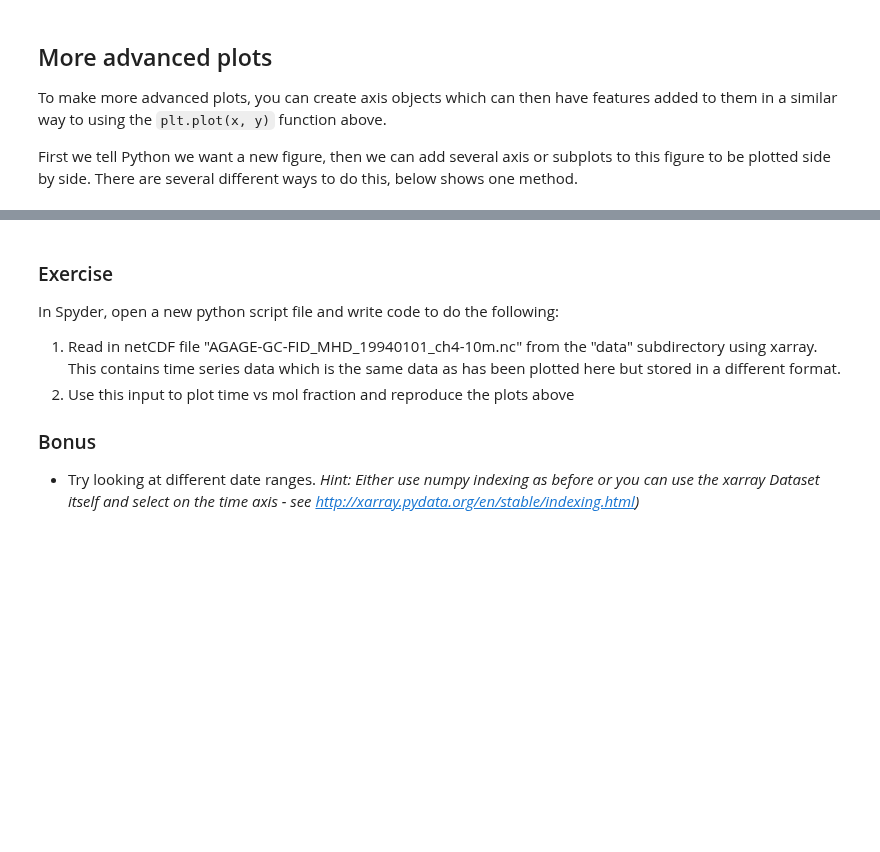
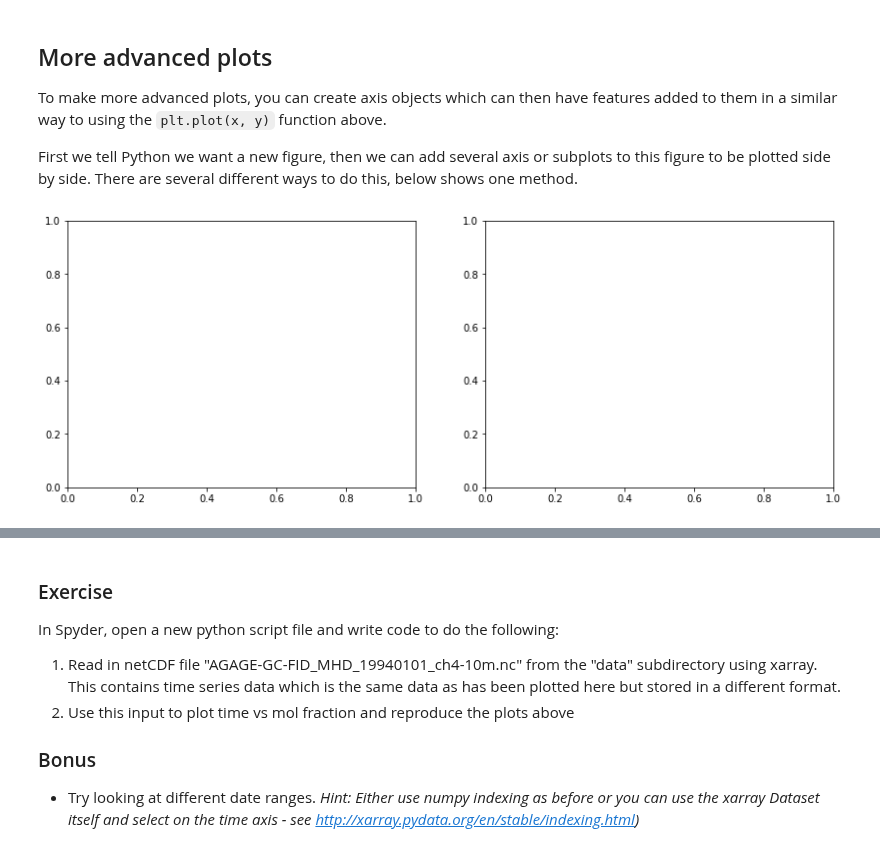
Before and after one commit to rt17603/acrg_tutorial, a Jupyter notebook: plotting.ipynb, the cells around one changed output, grey strips where cells are left out. Cells and saved outputs as stored; diff of their text form; code cells hidden in the pictures; blank space fills up the shorter version.

```diff
--- a/plotting.ipynb
+++ b/plotting.ipynb
@@ -74 +65,5 @@ ax2 = fig.add_subplot(1,2,2)
+# %%
+fig, axs = plt.subplots(1, 2, figsize=(14,5))
+# %% [output]
+[figure, added]
 # %% [markdown]
```
Also changed, not shown: parts of 19 cells of this notebook.
